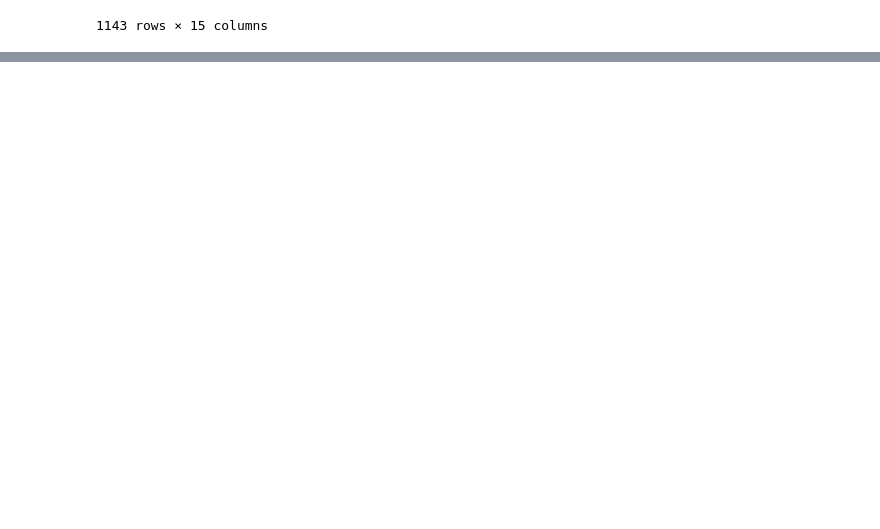
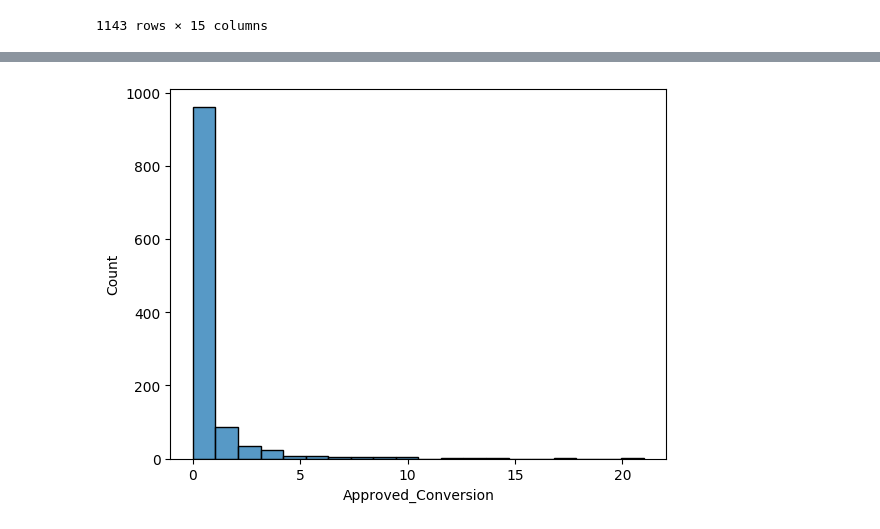
Before and after one commit to Suraj520/data-science, a Jupyter notebook: 03-case-studies/06-conversion-rate-marketing-campaigns/notebook.ipynb, the cells around one changed output, grey strips where cells are left out. Drawn from its saved outputs; the diff is of its cells as text; code cells hidden in the pictures; blank space fills up the shorter version.

```diff
--- a/03-case-studies/06-conversion-rate-marketing-campaigns/notebook.ipynb
+++ b/03-case-studies/06-conversion-rate-marketing-campaigns/notebook.ipynb
@@ -160,0 +184,5 @@ df
+# %%
+sns.histplot(data=df_original, x="Approved_Conversion", bins=20)
+plt.show()
+# %% [output]
+[figure, added]
```
Also changed, not shown: parts of 9 cells of this notebook.
